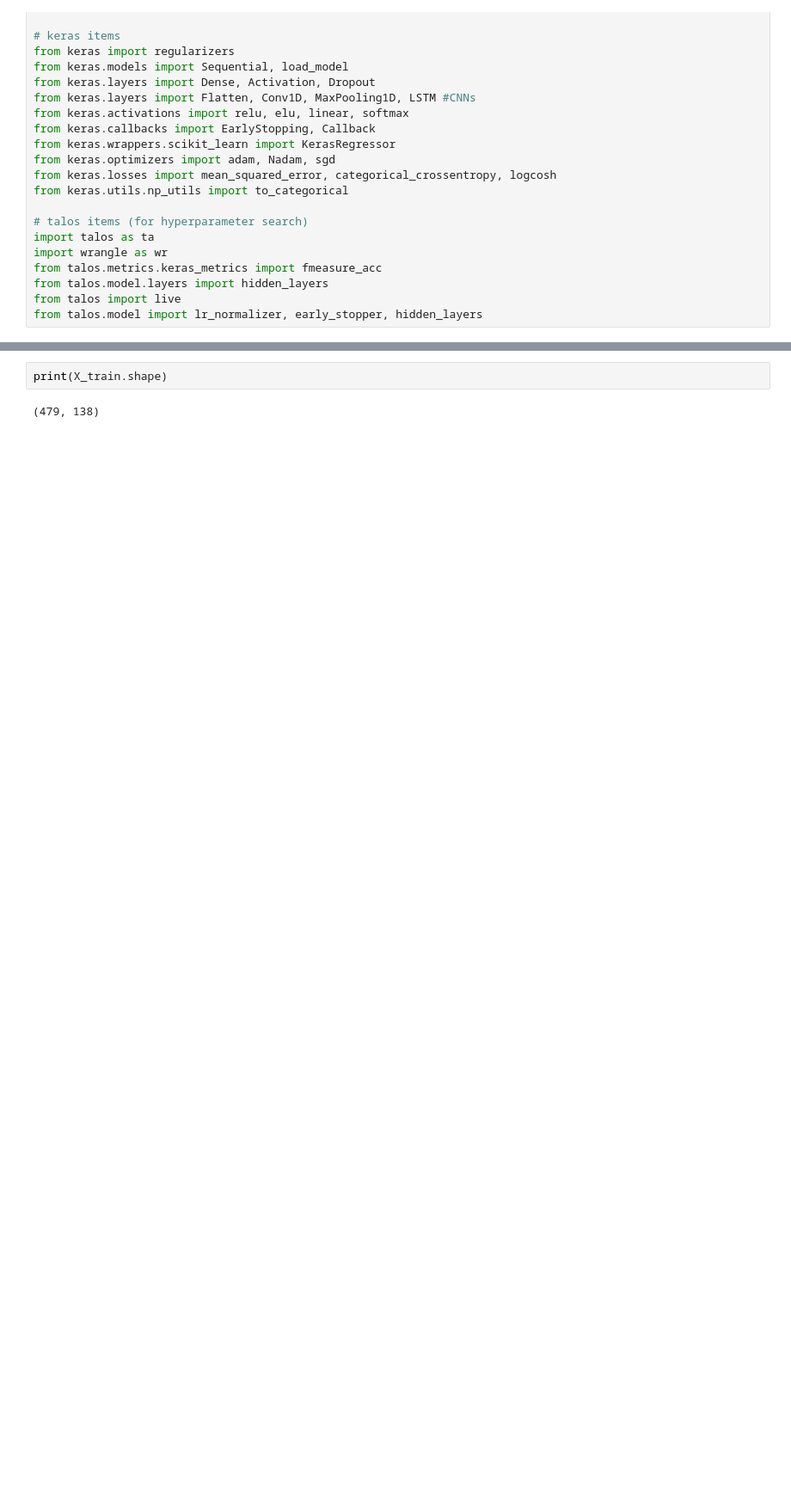
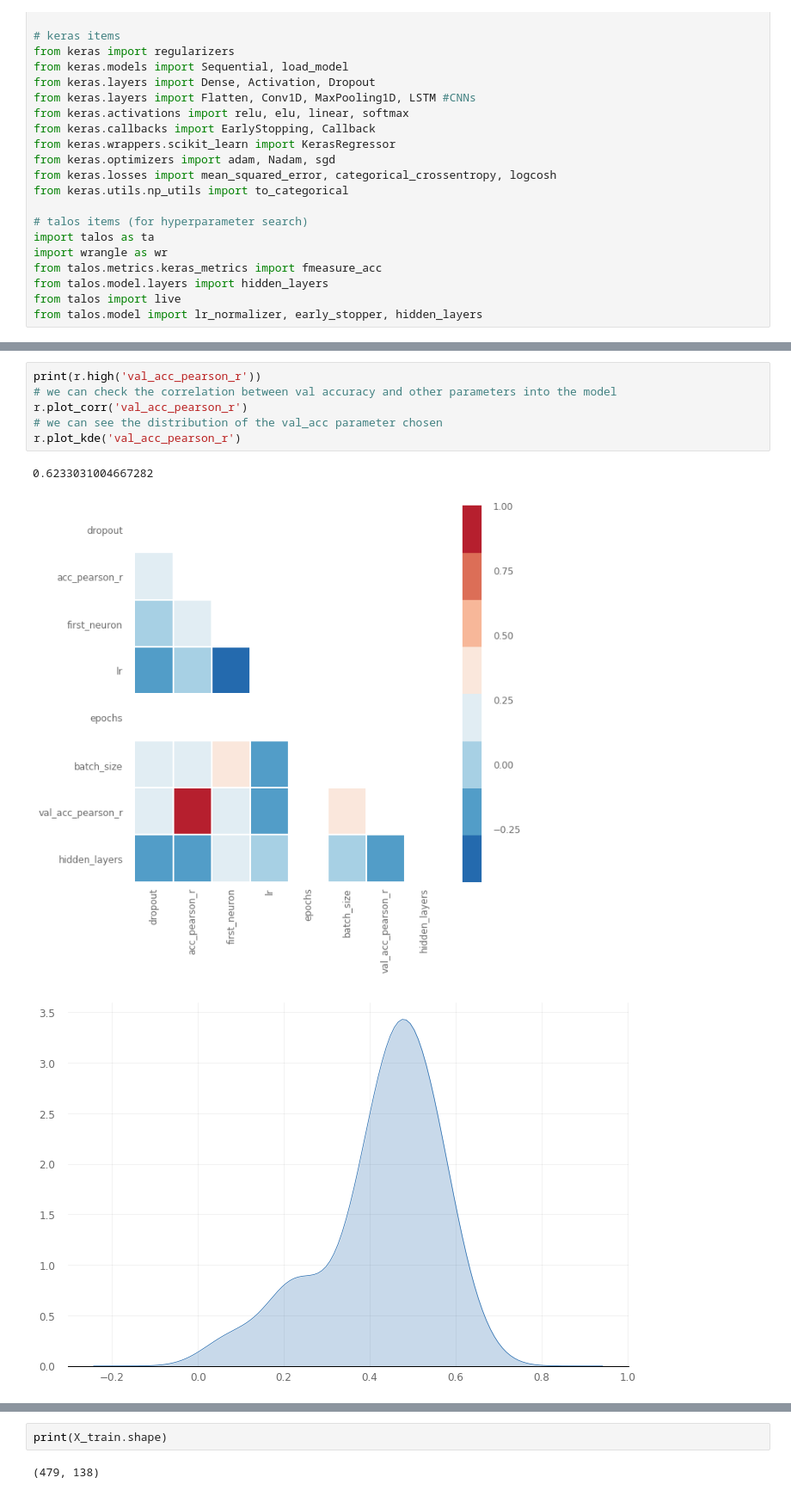
Before and after one commit to miguelperezenciso/DLpipeline, a Jupyter notebook: PDL.ipynb, the cells around one changed output, grey strips where cells are left out. Shown: that part at 86% size. Cells and saved outputs as stored; diff of their text form; blank space fills up the shorter version.

```diff
--- a/PDL.ipynb
+++ b/PDL.ipynb
@@ -454,0 +500,10 @@ r.plot_hist('loss')
+# %%
+print(r.high('val_acc_pearson_r'))
+# we can check the correlation between val accuracy and other parameters into the model
+r.plot_corr('val_acc_pearson_r')
+# we can see the distribution of the val_acc parameter chosen
+r.plot_kde('val_acc_pearson_r')
+# %% [output]
+0.6233031004667282
+[figure, added]
+[figure, added]
```
Also changed, not shown: parts of 18 cells of this notebook.
